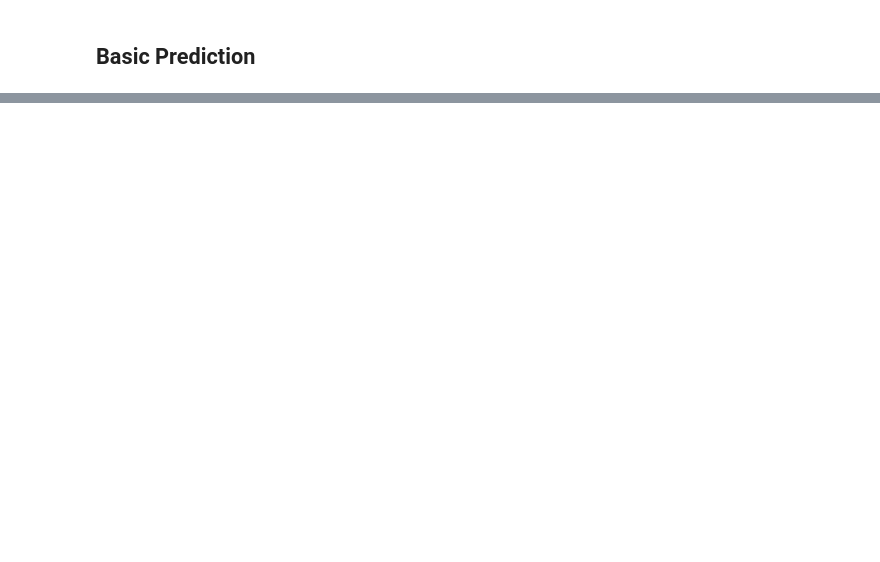
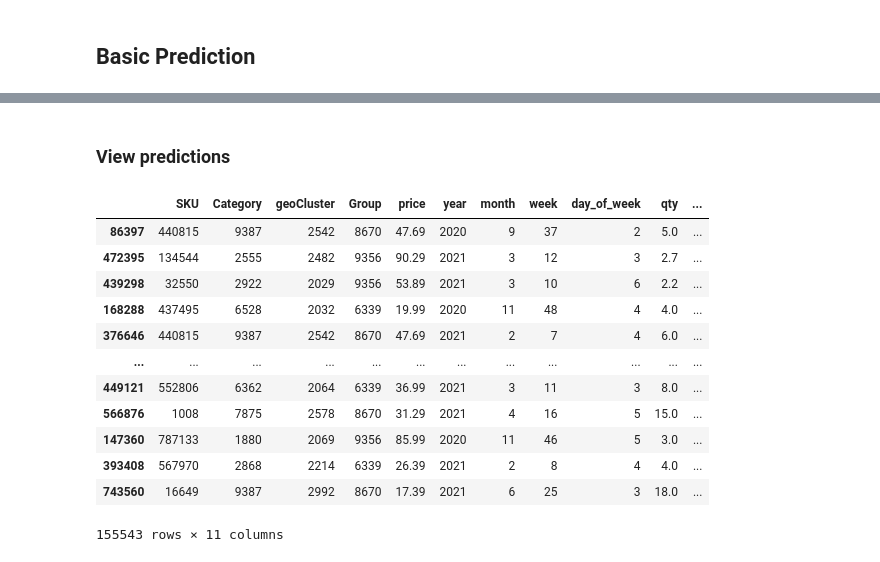
Before and after one commit to abroniewski/predicting-grocery-sales, a Jupyter notebook: src/statistical-machine-learning-models-ismail.ipynb, the cells around one changed output, grey strips where cells are left out. Cells and saved outputs as stored; diff of their text form; code cells hidden in the pictures; blank space fills up the shorter version.

```diff
--- a/src/statistical-machine-learning-models-ismail.ipynb
+++ b/src/statistical-machine-learning-models-ismail.ipynb
@@ -147,0 +161,23 @@ Split 5:
+# %% [markdown]
+### View predictions
+# %%
+y_test_pred = lr.predict(X_test)
+# %%
+y_test_pred = pd.Series(y_test_pred, name="qty^")
+y_test_pred.index = y_test.index
+df_temp = pd.concat([X_test, y_test], axis=1)
+pd.concat([df_temp, y_test_pred], axis=1)
+# %% [output]
+|  | SKU | Category | geoCluster | Group | price | year | month | week | day_of_week | qty | ... |
+| 86397 | 440815 | 9387 | 2542 | 8670 | 47.69 | 2020 | 9 | 37 | 2 | 5.0 | ... |
+| 472395 | 134544 | 2555 | 2482 | 9356 | 90.29 | 2021 | 3 | 12 | 3 | 2.7 | ... |
+| 439298 | 32550 | 2922 | 2029 | 9356 | 53.89 | 2021 | 3 | 10 | 6 | 2.2 | ... |
+| 168288 | 437495 | 6528 | 2032 | 6339 | 19.99 | 2020 | 11 | 48 | 4 | 4.0 | ... |
+| 376646 | 440815 | 9387 | 2542 | 8670 | 47.69 | 2021 | 2 | 7 | 4 | 6.0 | ... |
+| ... | ... | ... | ... | ... | ... | ... | ... | ... | ... | ... | ... |
+| 449121 | 552806 | 6362 | 2064 | 6339 | 36.99 | 2021 | 3 | 11 | 3 | 8.0 | ... |
+| 566876 | 1008 | 7875 | 2578 | 8670 | 31.29 | 2021 | 4 | 16 | 5 | 15.0 | ... |
+| 147360 | 787133 | 1880 | 2069 | 9356 | 85.99 | 2020 | 11 | 46 | 5 | 3.0 | ... |
+| 393408 | 567970 | 2868 | 2214 | 6339 | 26.39 | 2021 | 2 | 8 | 4 | 4.0 | ... |
+| 743560 | 16649 | 9387 | 2992 | 8670 | 17.39 | 2021 | 6 | 25 | 3 | 18.0 | ... |
+155543 rows × 11 columns
```
Also changed, not shown: parts of 10 cells of this notebook.
